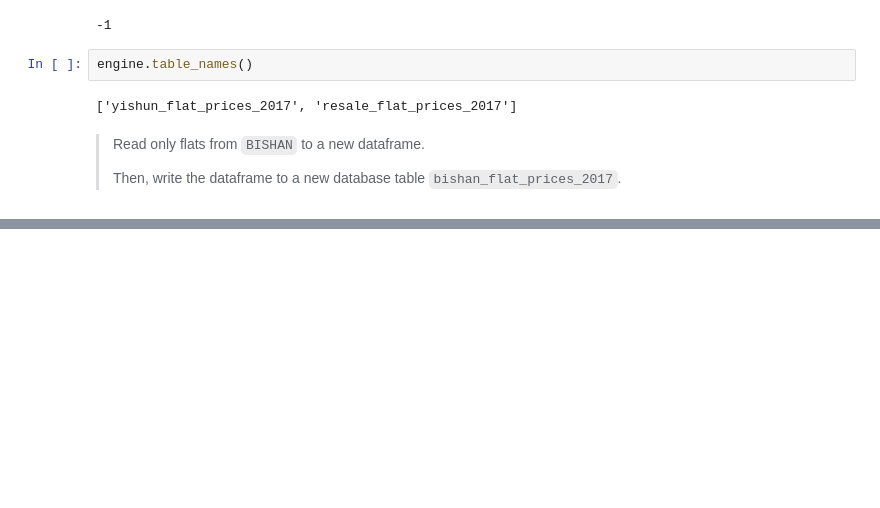
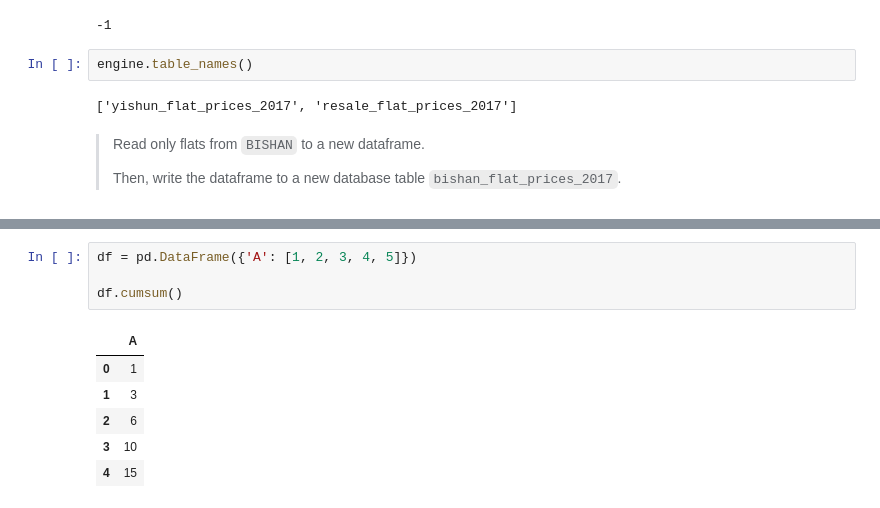
Before and after one commit to bradleysoh/5m-data-1.8-eda-basic, a Jupyter notebook: notebooks/eda_basic_lesson.ipynb, the cells around one changed output, grey strips where cells are left out. Drawn from its saved outputs; the diff is of its cells as text; blank space fills up the shorter version.

```diff
--- a/notebooks/eda_basic_lesson.ipynb
+++ b/notebooks/eda_basic_lesson.ipynb
@@ -1721,0 +1831,11 @@ engine.table_names()
+# %%
+df = pd.DataFrame({'A': [1, 2, 3, 4, 5]})
+
+df.cumsum()
+# %% [output]
+|  | A |
+| 0 | 1 |
+| 1 | 3 |
+| 2 | 6 |
+| 3 | 10 |
+| 4 | 15 |
```
Also changed, not shown: parts of 39 cells of this notebook, 1 other file.
